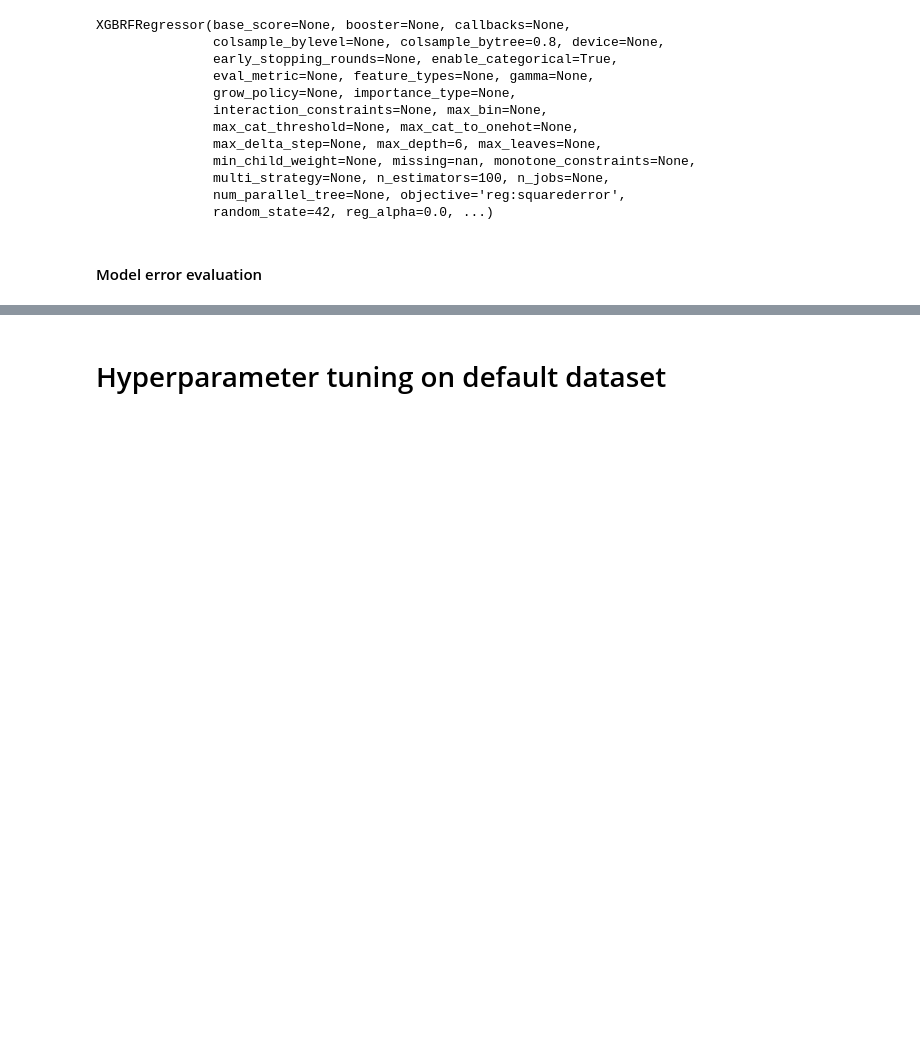
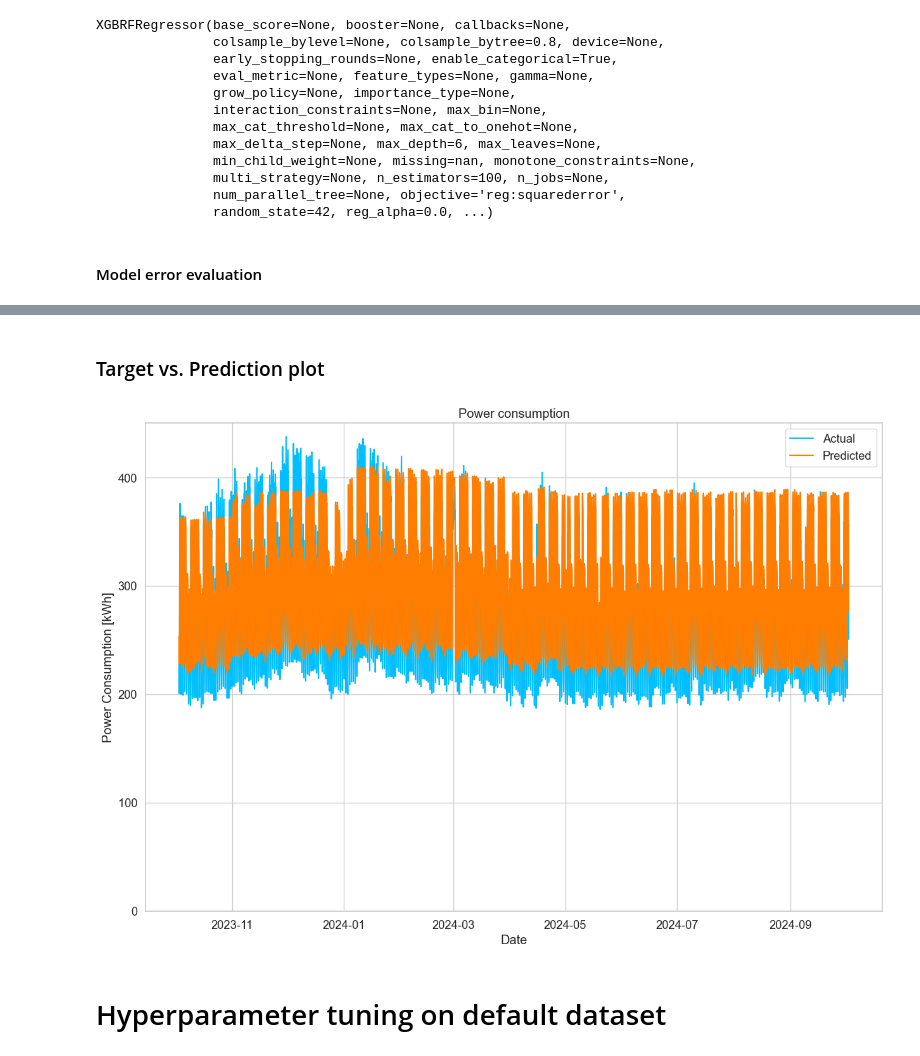
Before and after one commit to d-sbrgr/DSPRO1-power-prediction, a Jupyter notebook: random_forest_models.ipynb, the cells around one changed output, grey strips where cells are left out. Saved outputs shown, nothing was run; the diff lists cells and outputs as text; code cells hidden in the pictures; blank space fills up the shorter version.

```diff
--- a/random_forest_models.ipynb
+++ b/random_forest_models.ipynb
@@ -101,3 +100,9 @@ plot_residuals(y_test, y_pred)
+# %% [markdown]
+### Target vs. Prediction plot
+# %%
+plot_target_and_predictions(test_dates, y_test / 1e3, y_pred / 1e3, "Power consumption", "Date", "Power Consumption [kWh]")
+# %% [output]
+[figure, added]
 # %% [markdown]
 # Hyperparameter tuning on default dataset
 # %%
```
Also changed, not shown: parts of 107 cells of this notebook, 4 other files.
